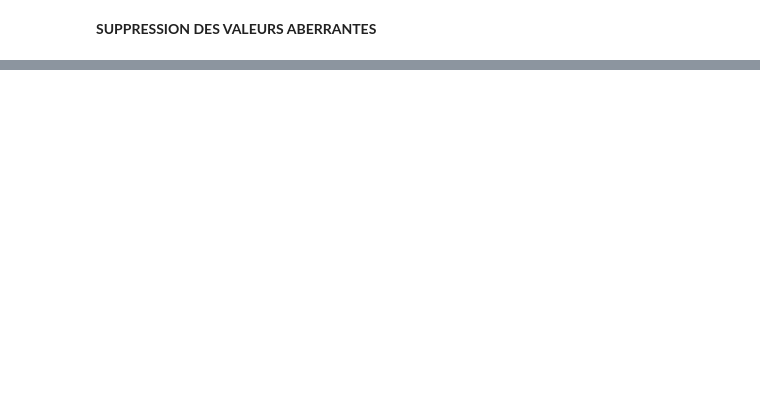
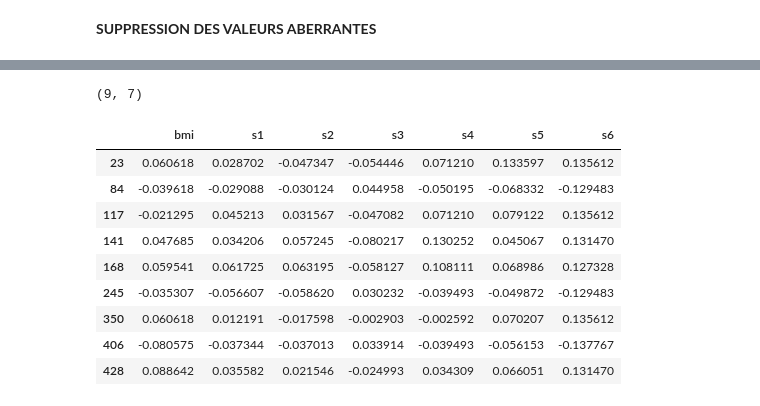
Before and after one commit to OusmanHamit/D.I.T, a Jupyter notebook: OUTLIERS.ipynb, the cells around one changed output, grey strips where cells are left out. Cells and saved outputs as stored; diff of their text form; code cells hidden in the pictures; blank space fills up the shorter version.

```diff
--- a/OUTLIERS.ipynb
+++ b/OUTLIERS.ipynb
@@ -77,8 +93,8 @@ def impute_outliers(df, colname):
     lower_bound = q1 - 1.5*iqr
     upper_bound = q3 + 1.5*iqr
 
-    df.loc[df[colname] < lower_bound, colname] = lower_bound
-    df.loc[df[colname] > upper_bound, colname] = upper_bound
+    df.loc[(df[colname] < lower_bound), colname] = lower_bound
+    df.loc[(df[colname] > upper_bound), colname] = upper_bound
 # %% [markdown]
 ---
 - **REMPLACER L'ENSEMBLES DES VALEURS ABERRANTES**
@@ -101,8 +116,8 @@ def drop_outliers(df, colname):
     Q3 = np.percentile(df[colname], 75)
     limit = 1.5*(Q3 - Q1)
 
-    df.drop(df[df[colname] > limit + Q3].index, inplace = True)
-    df.drop(df[df[colname] < Q1 - limit].index, inplace = True)
+    df.drop(df[df[colname] > (limit + Q3)].index, inplace = True)
+    df.drop(df[df[colname] < (Q1 - limit)].index, inplace = True)
 # %%
 for colname in draft.columns:
     drop_outliers(draft, colname)
@@ -108,0 +134,29 @@ for colname in draft.columns:
+# %%
+def extract_outliers(df, colname):
+    q1 = np.percentile(df[colname], 25)
+    q3 = np.percentile(df[colname], 75)
+
+    iqr = q3 - q1
+
+    lower_bound = q1 - 1.5*iqr
+    upper_bound = q3 + 1.5*iqr
+
+    return df[(df[colname] < lower_bound) | (df[colname] > upper_bound)]
+# %%
+for col in cp.columns:
+    extract_outlier = extract_outliers(cp, col)
+# %%
+print(extract_outlier.shape)
+extract_outlier
+# %% [output]
+(9, 7)
+|  | bmi | s1 | s2 | s3 | s4 | s5 | s6 |
+| 23 | 0.060618 | 0.028702 | -0.047347 | -0.054446 | 0.071210 | 0.133597 | 0.135612 |
+| 84 | -0.039618 | -0.029088 | -0.030124 | 0.044958 | -0.050195 | -0.068332 | -0.129483 |
+| 117 | -0.021295 | 0.045213 | 0.031567 | -0.047082 | 0.071210 | 0.079122 | 0.135612 |
+| 141 | 0.047685 | 0.034206 | 0.057245 | -0.080217 | 0.130252 | 0.045067 | 0.131470 |
+| 168 | 0.059541 | 0.061725 | 0.063195 | -0.058127 | 0.108111 | 0.068986 | 0.127328 |
+| 245 | -0.035307 | -0.056607 | -0.058620 | 0.030232 | -0.039493 | -0.049872 | -0.129483 |
+| 350 | 0.060618 | 0.012191 | -0.017598 | -0.002903 | -0.002592 | 0.070207 | 0.135612 |
+| 406 | -0.080575 | -0.037344 | -0.037013 | 0.033914 | -0.039493 | -0.056153 | -0.137767 |
+| 428 | 0.088642 | 0.035582 | 0.021546 | -0.024993 | 0.034309 | 0.066051 | 0.131470 |
```
Also changed, not shown: parts of 17 cells of this notebook.
